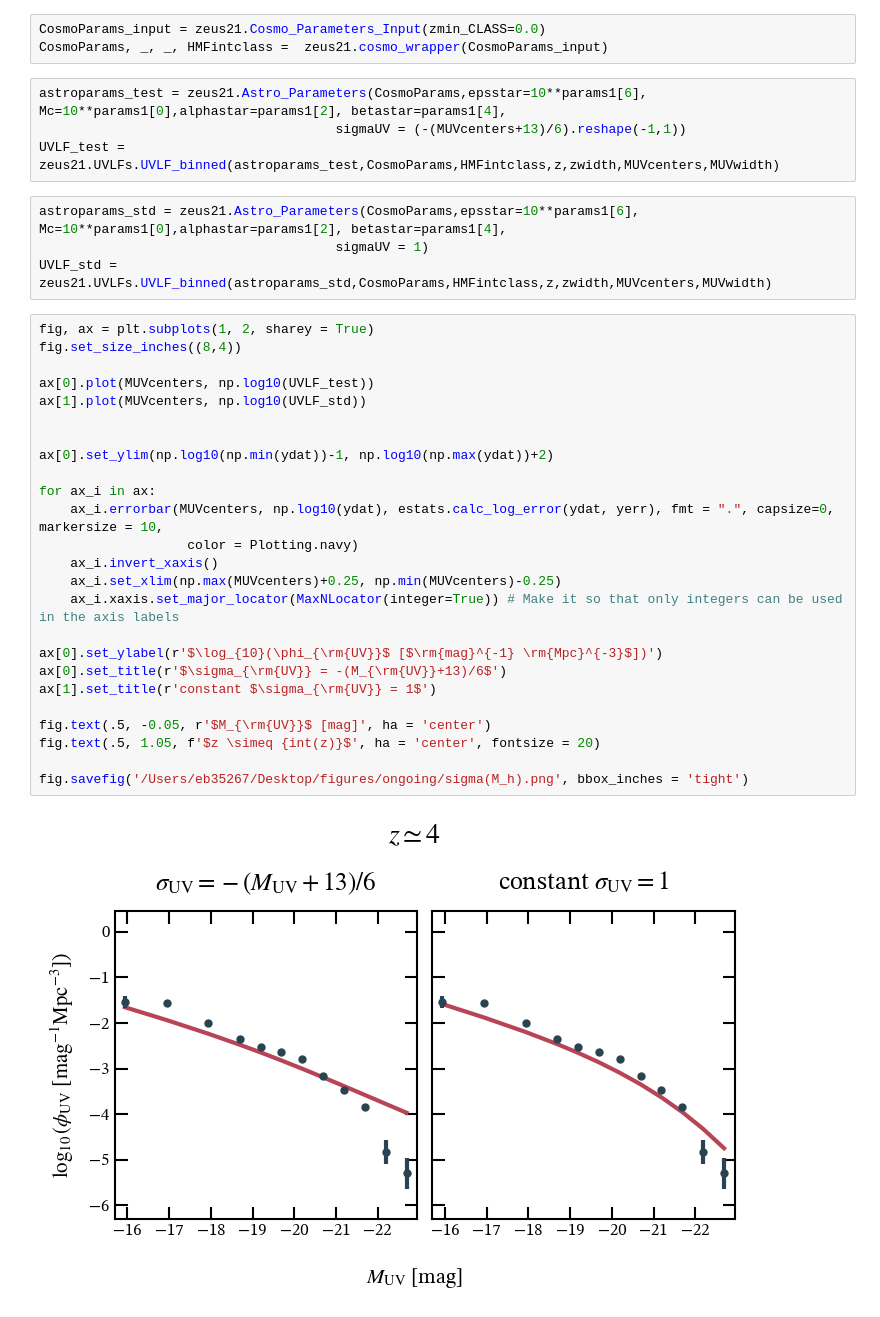
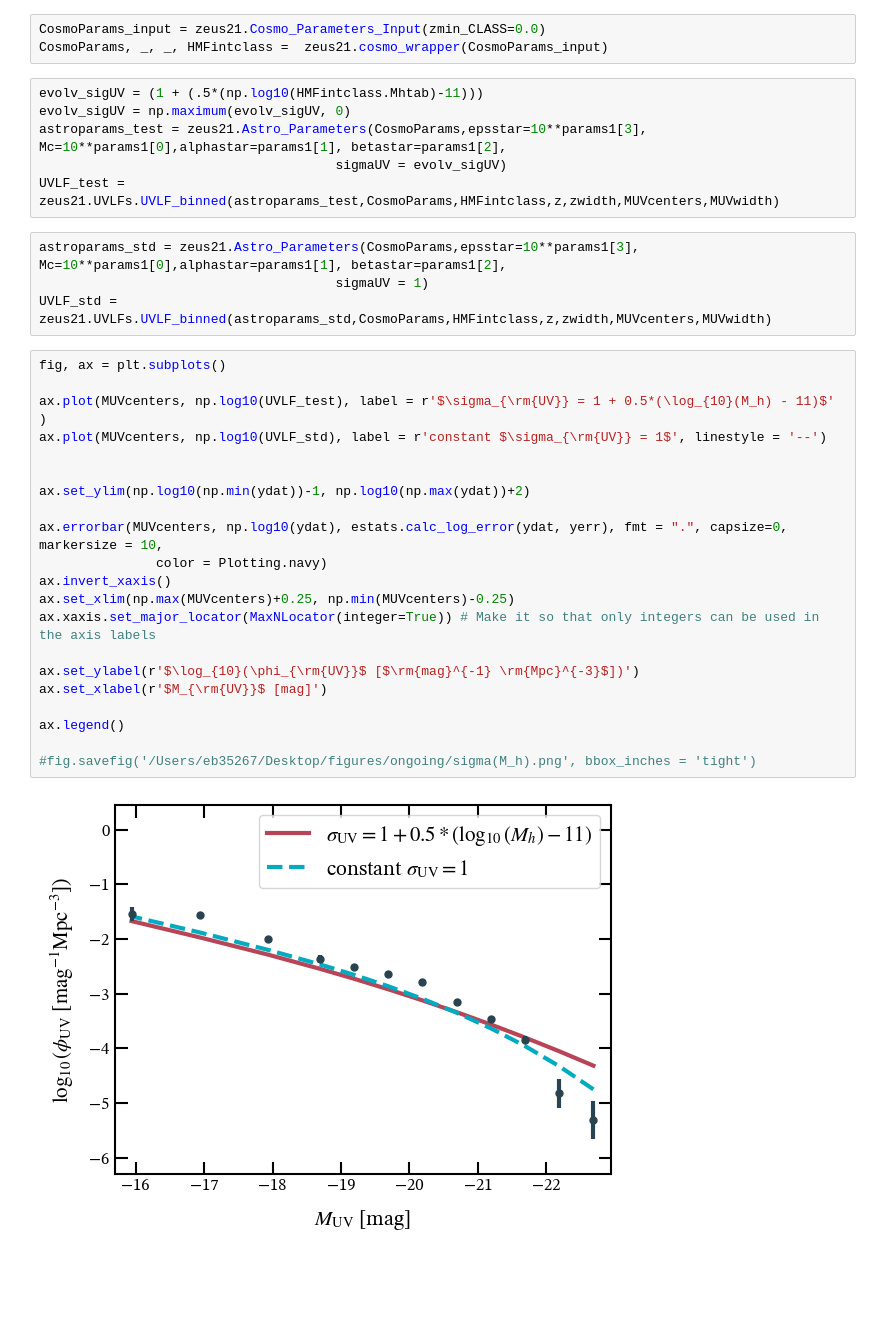
Before and after one commit to ebregou/modeling_stochasticity, a Jupyter notebook: notebooks/MCMC_sigma(M,z).ipynb, the cells around one changed output. Cells and saved outputs as stored; diff of their text form; blank space fills up the shorter version.

```diff
--- a/notebooks/MCMC_sigma(M,z).ipynb
+++ b/notebooks/MCMC_sigma(M,z).ipynb
@@ -65,37 +60,35 @@ yerr = datHST[0][4]
 CosmoParams_input = zeus21.Cosmo_Parameters_Input(zmin_CLASS=0.0)
 CosmoParams, _, _, HMFintclass =  zeus21.cosmo_wrapper(CosmoParams_input)
 # %%
-astroparams_test = zeus21.Astro_Parameters(CosmoParams,epsstar=10**params1[6], Mc=10**params1[0],alphastar=params1[2], betastar=params1[4],
-                                      sigmaUV = (-(MUVcenters+13)/6).reshape(-1,1))
+evolv_sigUV = (1 + (.5*(np.log10(HMFintclass.Mhtab)-11)))
+evolv_sigUV = np.maximum(evolv_sigUV, 0)
+astroparams_test = zeus21.Astro_Parameters(CosmoParams,epsstar=10**params1[3], Mc=10**params1[0],alphastar=params1[1], betastar=params1[2],
+                                      sigmaUV = evolv_sigUV)
 UVLF_test = zeus21.UVLFs.UVLF_binned(astroparams_test,CosmoParams,HMFintclass,z,zwidth,MUVcenters,MUVwidth)
 # %%
-astroparams_std = zeus21.Astro_Parameters(CosmoParams,epsstar=10**params1[6], Mc=10**params1[0],alphastar=params1[2], betastar=params1[4],
+astroparams_std = zeus21.Astro_Parameters(CosmoParams,epsstar=10**params1[3], Mc=10**params1[0],alphastar=params1[1], betastar=params1[2],
                                       sigmaUV = 1)
 UVLF_std = zeus21.UVLFs.UVLF_binned(astroparams_std,CosmoParams,HMFintclass,z,zwidth,MUVcenters,MUVwidth)
 # %%
-fig, ax = plt.subplots(1, 2, sharey = True)
-fig.set_size_inches((8,4))
+fig, ax = plt.subplots()
 
-ax[0].plot(MUVcenters, np.log10(UVLF_test))
-ax[1].plot(MUVcenters, np.log10(UVLF_std))
+ax.plot(MUVcenters, np.log10(UVLF_test), label = r'$\sigma_{\rm{UV}} = 1 + 0.5*(\log_{10}(M_h) - 11)$' )
+ax.plot(MUVcenters, np.log10(UVLF_std), label = r'constant $\sigma_{\rm{UV}} = 1$', linestyle = '--')
 
 
-ax[0].set_ylim(np.log10(np.min(ydat))-1, np.log10(np.max(ydat))+2)
+ax.set_ylim(np.log10(np.min(ydat))-1, np.log10(np.max(ydat))+2)
 
-for ax_i in ax:
-    ax_i.errorbar(MUVcenters, np.log10(ydat), estats.calc_log_error(ydat, yerr), fmt = ".", capsize=0, markersize = 10,
-                   color = Plotting.navy)
-    ax_i.invert_xaxis()
-    ax_i.set_xlim(np.max(MUVcenters)+0.25, np.min(MUVcenters)-0.25)
-    ax_i.xaxis.set_major_locator(MaxNLocator(integer=True)) # Make it so that only integers can be used in the axis labels
+ax.errorbar(MUVcenters, np.log10(ydat), estats.calc_log_error(ydat, yerr), fmt = ".", capsize=0, markersize = 10,
+               color = Plotting.navy)
+ax.invert_xaxis()
+ax.set_xlim(np.max(MUVcenters)+0.25, np.min(MUVcenters)-0.25)
+ax.xaxis.set_major_locator(MaxNLocator(integer=True)) # Make it so that only integers can be used in the axis labels
 
-ax[0].set_ylabel(r'$\log_{10}(\phi_{\rm{UV}}$ [$\rm{mag}^{-1} \rm{Mpc}^{-3}$])')
-ax[0].set_title(r'$\sigma_{\rm{UV}} = -(M_{\rm{UV}}+13)/6$')
-ax[1].set_title(r'constant $\sigma_{\rm{UV}} = 1$')
+ax.set_ylabel(r'$\log_{10}(\phi_{\rm{UV}}$ [$\rm{mag}^{-1} \rm{Mpc}^{-3}$])')
+ax.set_xlabel(r'$M_{\rm{UV}}$ [mag]')
 
-fig.text(.5, -0.05, r'$M_{\rm{UV}}$ [mag]', ha = 'center')
-fig.text(.5, 1.05, f'$z \simeq {int(z)}$', ha = 'center', fontsize = 20)
+ax.legend()
 
-fig.savefig('/Users/eb35267/Desktop/figures/ongoing/sigma(M_h).png', bbox_inches = 'tight')
+#fig.savefig('/Users/eb35267/Desktop/figures/ongoing/sigma(M_h).png', bbox_inches = 'tight')
 # %% [output]
-[figure, old version]
+[figure, new version]
```
Also changed, not shown: parts of 6 cells of this notebook, 3 other files.
